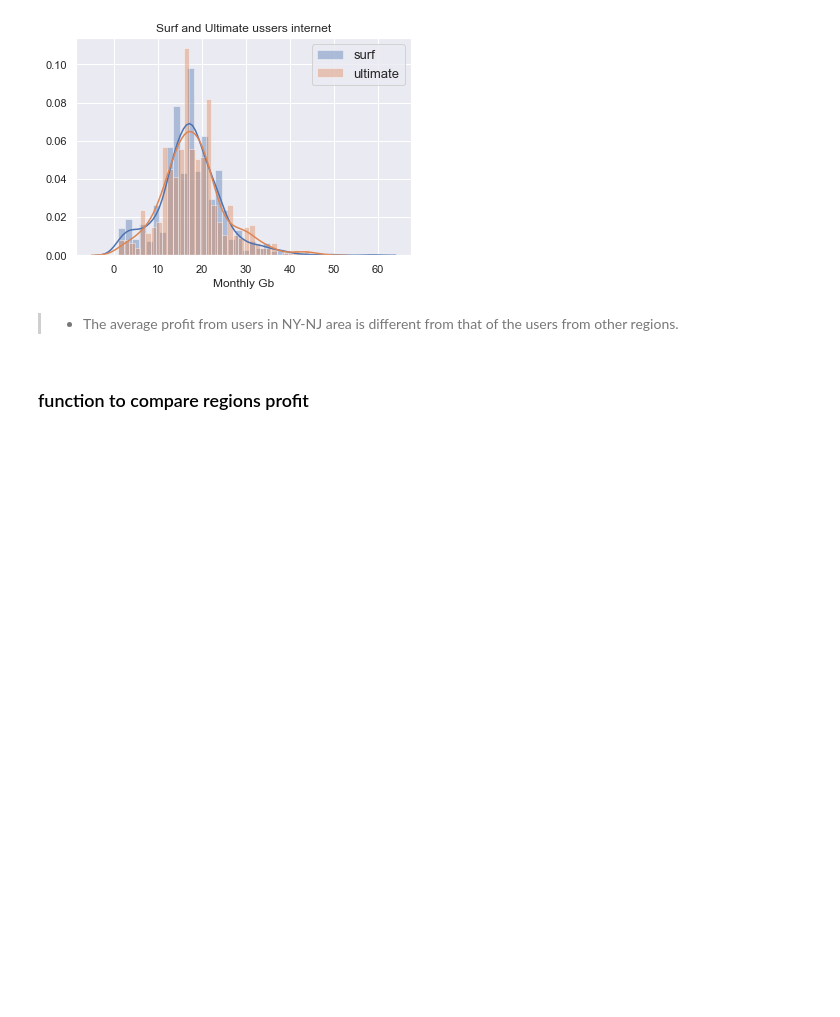
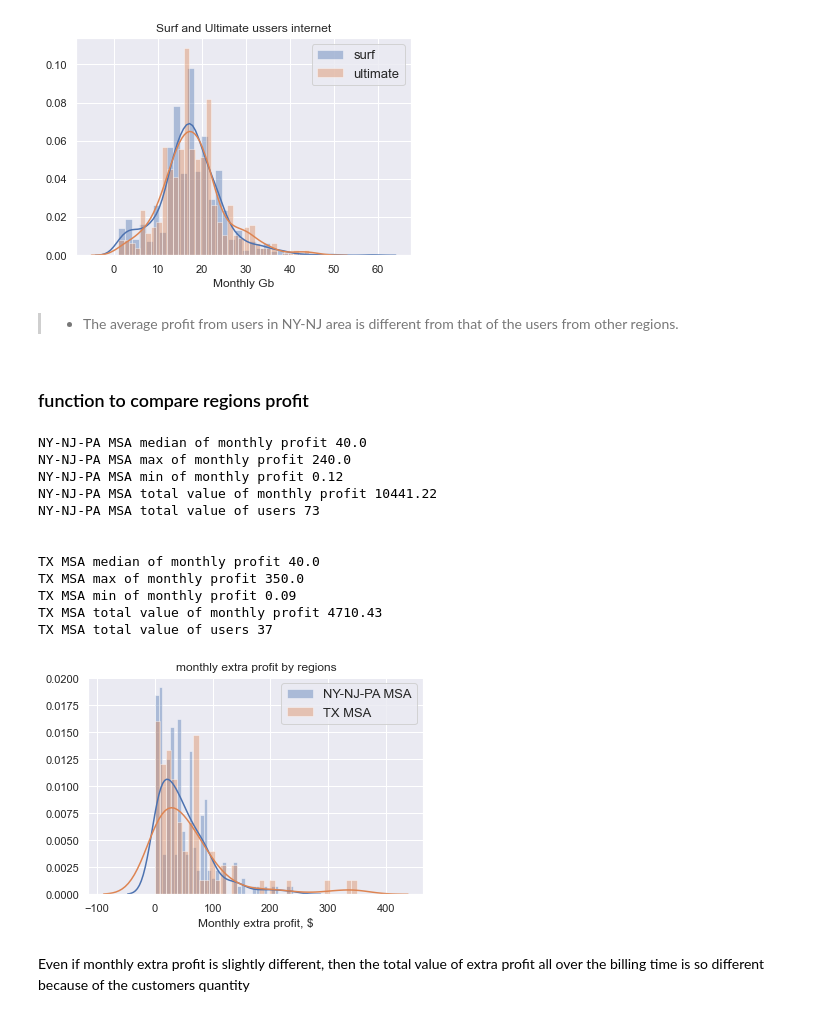
Before and after one commit to ecoanalyst/to_review, a Jupyter notebook: to_review.ipynb, the cells around one changed output. Drawn from its saved outputs; the diff is of its cells as text; code cells hidden in the pictures; blank space fills up the shorter version.

Commit message:
with regions analytics

```diff
--- a/to_review.ipynb
+++ b/to_review.ipynb
@@ -404,10 +404,12 @@ def monthly_profit_df (user_id):
         xtr_prft_int_mthly.append(xtr_prft_int)
         xtr_prft_cll_msg_int.append(xtr_prft_cll + xtr_prft_msg + xtr_prft_int)
 
+        reg_code_prft = user_cities[user_cities.user_id == user_id].reg_code.item()
+
         extra_profit_df.loc[user_id] = [call_drtn_mthly, gt0_call_mthly, zero_call_mthly,
                                   gb_mthly, msg_mthly, xtr_prft_cll_msg_int,
                                   xtr_prft_cll_mthly, xtr_prft_msg_mthly, xtr_prft_int_mthly, user_packege,
-                                       mnts_ndd_mthly_bll, msg_ndd_mthly_bll, gb_ndd_mthly_bll]
+                                       mnts_ndd_mthly_bll, msg_ndd_mthly_bll, gb_ndd_mthly_bll, reg_code_prft]
 
 
 
@@ -416,7 +418,7 @@ def monthly_profit_df (user_id):
 extra_columns = ['call_drtn_mthly', 'gt0_call_mthly', 'zero_call_mthly',
                              'gb_mthly', 'msg_mthly', 'xtr_prft_cll_msg_int',
                              'xtr_prft_cll_mthly', 'xtr_prft_msg_mthly', 'xtr_prft_int_mthly',
-                 'user_packege', 'mnts_ndd_mthly_bll', 'msg_ndd_mthly_bll', 'gb_ndd_mthly_bll']
+                 'user_packege', 'mnts_ndd_mthly_bll', 'msg_ndd_mthly_bll', 'gb_ndd_mthly_bll', 'reg_code']
 extra_profit_df = pd.DataFrame(index=users1_df.user_id, columns=extra_columns)
 
 lastest_log_date = lastest_log_date_in(calls_df, messages_df, internet_df)
@@ -424,7 +426,7 @@ lastest_log_date = lastest_log_date_in(calls_df, messages_df, internet_df)
 for user_id in users1_df.user_id:
     monthly_profit_df(user_id)
 
-extra_profit_df.to_csv('extra_profit.csv')
+# extra_profit_df.to_csv('extra_profit.csv')
 
 #         it would be so nice add profit after subscribtion end
 # %% [markdown]
@@ -578,3 +580,69 @@ Text(0.5, 0, 'Monthly Gb')
 > - The average profit from users in NY-NJ area is different from that of the users from other regions.
 # %% [markdown]
 ### function to compare regions profit
+# %%
+
+
+def regions_profit(reg_a, reg_b):
+    reg_a_users_prft = extra_profit_df[extra_profit_df.reg_code == reg_a].xtr_prft_cll_msg_int
+    reg_b_users_prft = extra_profit_df[extra_profit_df.reg_code == reg_b].xtr_prft_cll_msg_int
+
+    reg_a_prft_mthly= []
+    reg_b_prft_mthly= []
+
+
+    for reg_a_user_prft_mthly in reg_a_users_prft:
+        reg_a_prft_mthly.extend(reg_a_user_prft_mthly)
+    reg_a_prft_mthly = pd.Series([round(i, 2) for i in reg_a_prft_mthly if i != 0])
+
+    for reg_b_user_prft_mthly in reg_b_users_prft:
+        reg_b_prft_mthly.extend(reg_b_user_prft_mthly)
+    reg_b_prft_mthly = pd.Series([round(i, 2) for i in reg_b_prft_mthly if i != 0])
+
+    print(reg_a, 'median of monthly profit', round(reg_a_prft_mthly.median(), 2))
+    print(reg_a, 'max of monthly profit', round(reg_a_prft_mthly.max(), 2))
+    print(reg_a, 'min of monthly profit', round(reg_a_prft_mthly.min(), 2))
+    print(reg_a, 'total value of monthly profit', round(reg_a_prft_mthly.sum(), 2))
+    print(reg_a, 'total value of users', extra_profit_df[extra_profit_df.reg_code == reg_a].reg_code.count())
+
+
+    print('\n')
+
+    print(reg_b, 'median of monthly profit', round(reg_b_prft_mthly.median(), 2))
+    print(reg_b, 'max of monthly profit', round(reg_b_prft_mthly.max(), 2))
+    print(reg_b, 'min of monthly profit', round(reg_b_prft_mthly.min(), 2))
+    print(reg_b, 'total value of monthly profit', round(reg_b_prft_mthly.sum(), 2))
+    print(reg_b, 'total value of users', extra_profit_df[extra_profit_df.reg_code == reg_b].reg_code.count())
+
+
+
+
+
+    sns.distplot(reg_a_prft_mthly, bins=37, label=reg_a)
+    sns.distplot(reg_b_prft_mthly, bins=37, label=reg_b)
+
+    plt.legend(prop={'size': 13})
+    plt.title('monthly extra profit by regions')
+    plt.xlabel('Monthly extra profit, $')
+
+# I didn't find exact NY-NJ but NY-NJ-PA is there
+# so I compare with TX
+regions_profit('NY-NJ-PA MSA', 'TX MSA')
+# %% [output]
+NY-NJ-PA MSA median of monthly profit 40.0
+NY-NJ-PA MSA max of monthly profit 240.0
+NY-NJ-PA MSA min of monthly profit 0.12
+NY-NJ-PA MSA total value of monthly profit 10441.22
+NY-NJ-PA MSA total value of users 73
+
+
+TX MSA median of monthly profit 40.0
+TX MSA max of monthly profit 350.0
+TX MSA min of monthly profit 0.09
+TX MSA total value of monthly profit 4710.43
+TX MSA total value of users 37
+[figure, added]
+# %% [markdown]
+Even if monthly extra profit is slightly different,
+then the total value of extra profit all over the billing time is so different
+because of the customers quantity
```
